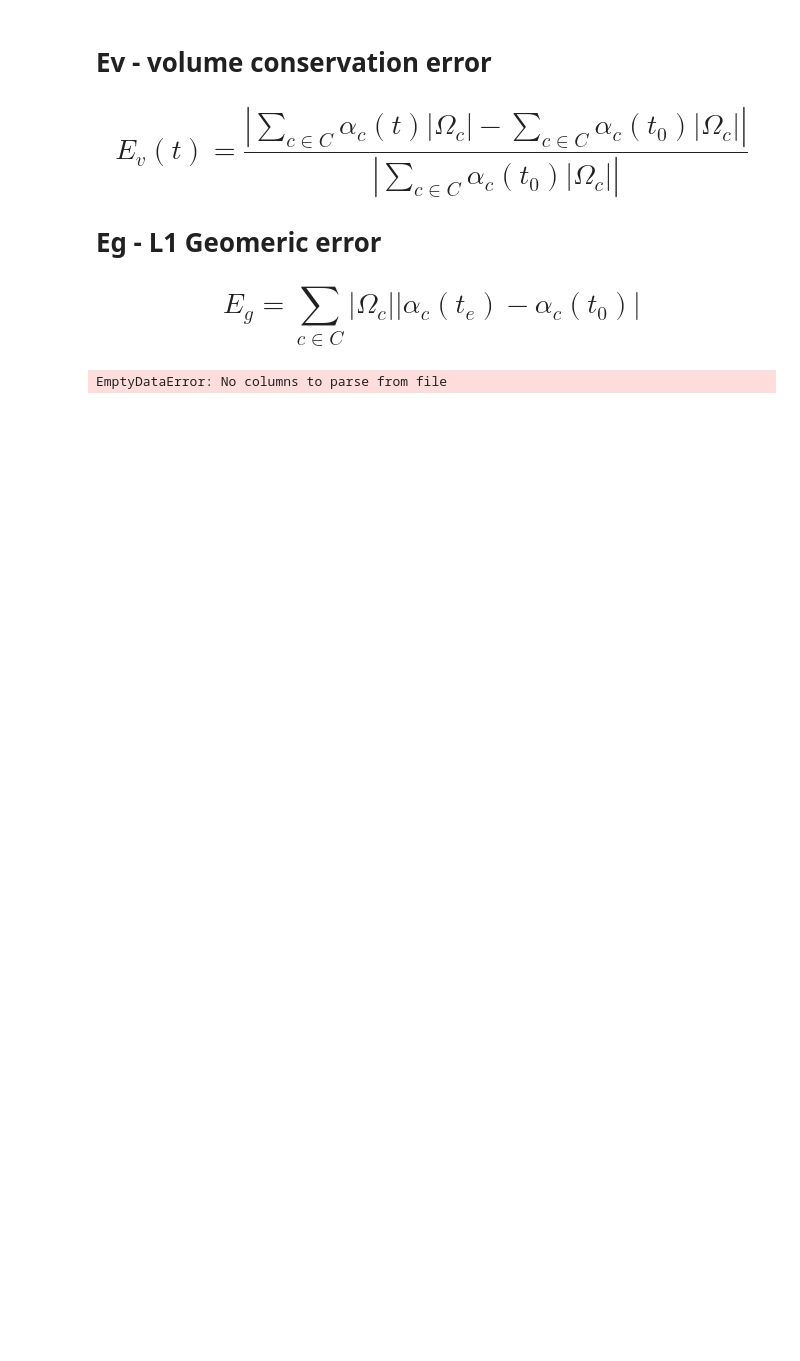
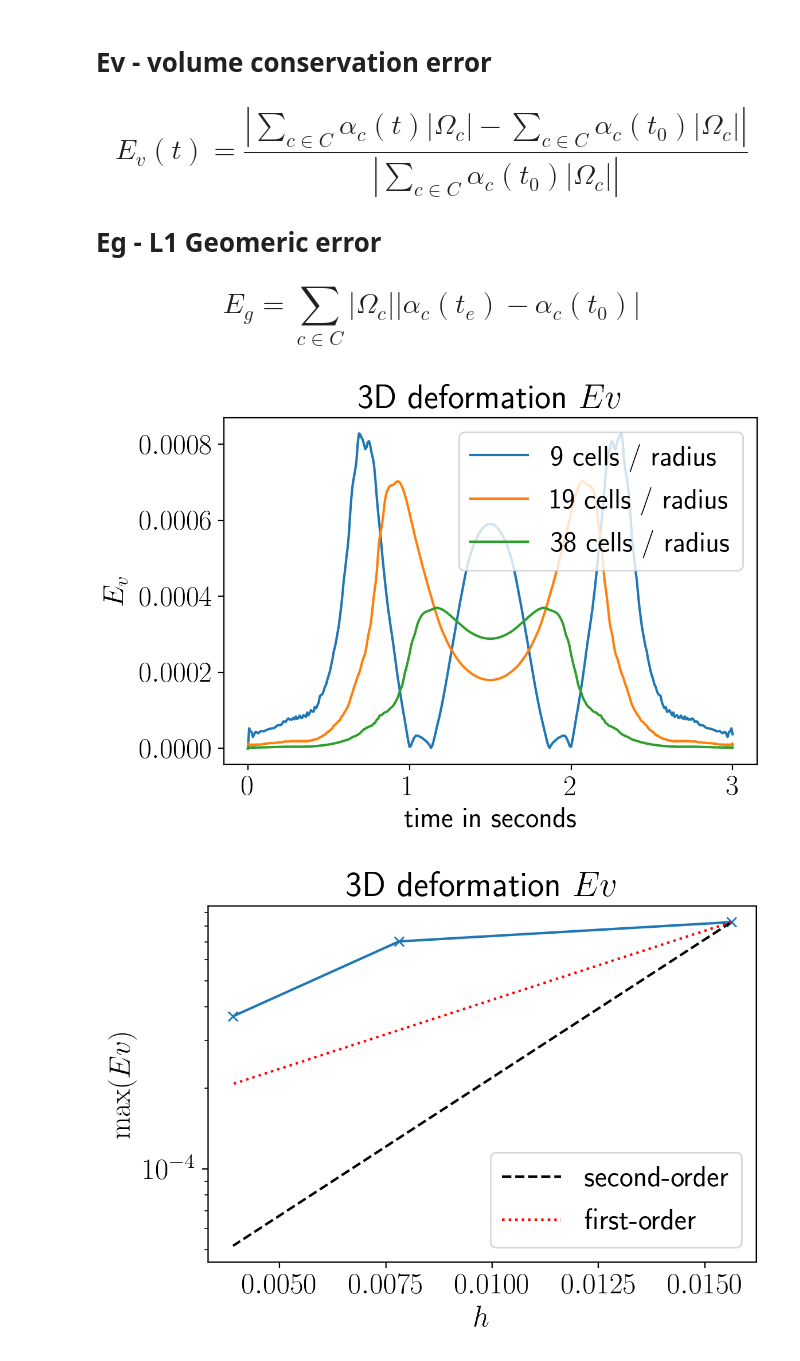
Before and after one commit to tmaric/leia, a Jupyter notebook: cases/3Ddeformation.ipynb, the cells around one changed output. Saved outputs shown, nothing was run; the diff lists cells and outputs as text; code cells hidden in the pictures; blank space fills up the shorter version.

```diff
--- a/cases/3Ddeformation.ipynb
+++ b/cases/3Ddeformation.ipynb
@@ -44,7 +44,10 @@ plt.savefig("3Ddeformation-phase-indicator-error-t0.pdf", bbox_inches="tight")
 # %%
 advection_dframe = agglomerate_dframe(csv_filename="leiaLevelSetFoam.csv",
                                    study_pattern="3Ddeformation",
                                    dframe_name="marker")
+
+advection_dframe.to_csv("3Ddeformation-dframe.csv")
 plot_advection_errors(advection_dframe, R, "3D deformation")
 # %% [output]
-EmptyDataError: No columns to parse from file
+[figure, added]
+[figure, added]
```
Also changed, not shown: parts of 2 cells of this notebook, 9 other files.
